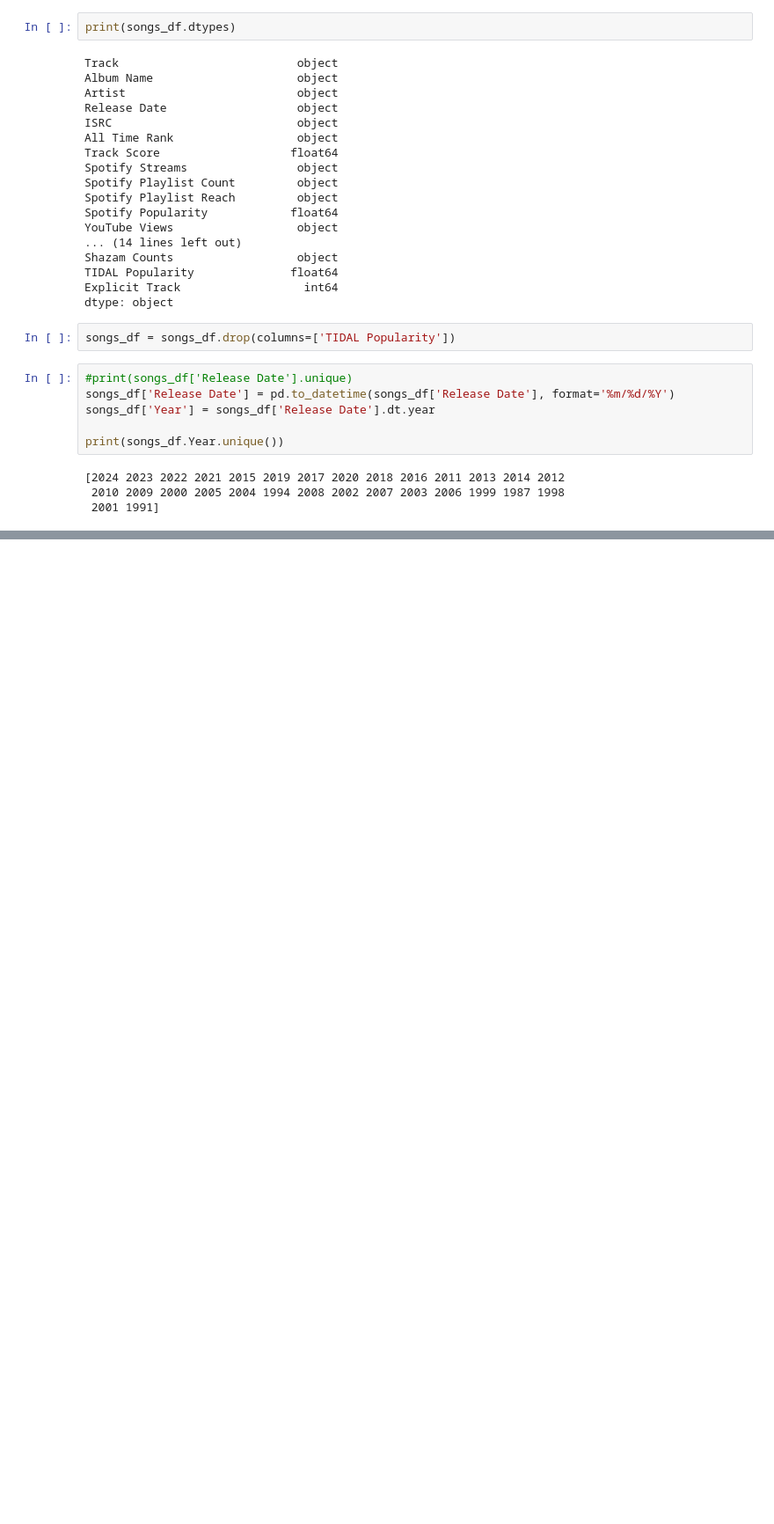
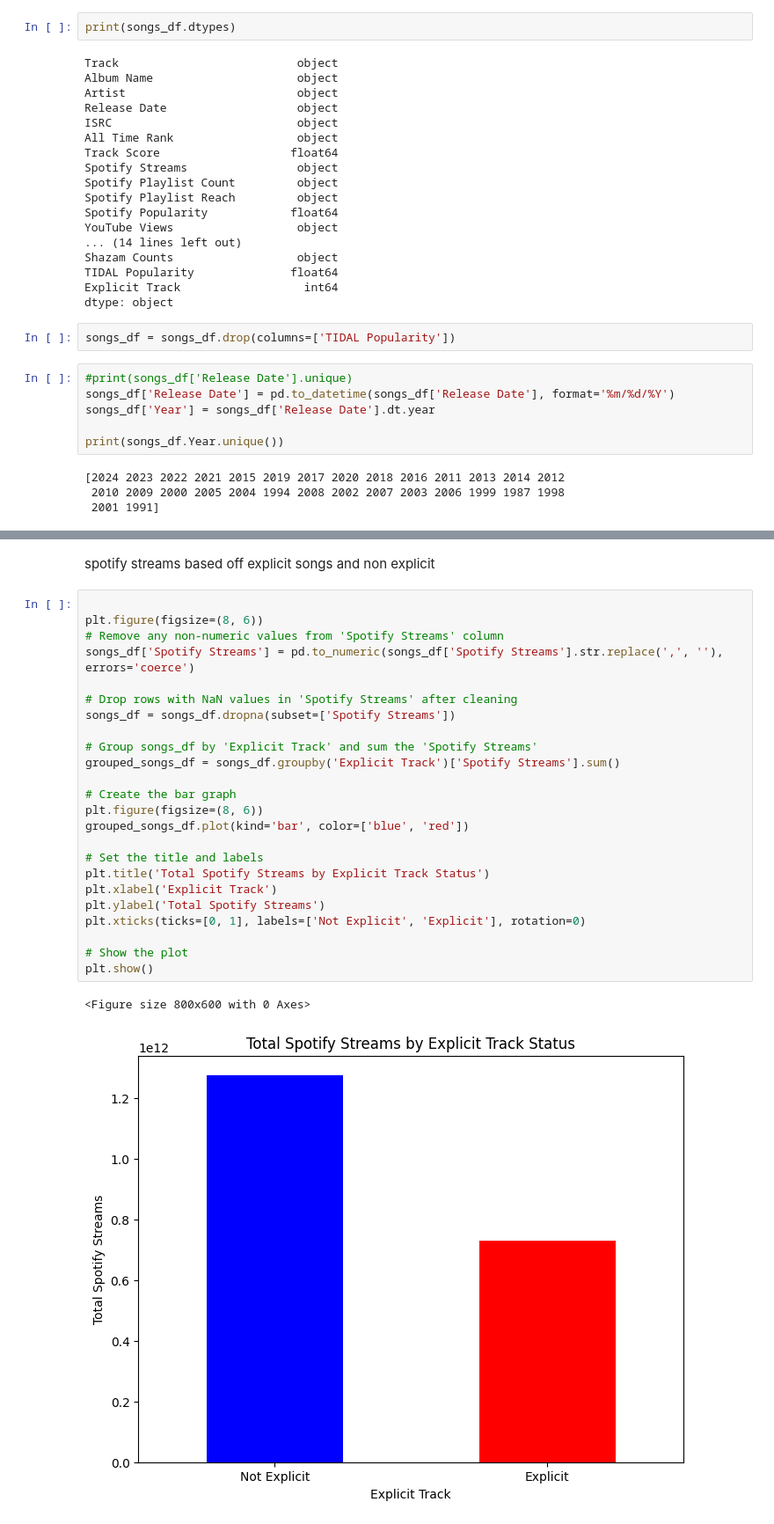
Before and after one commit to nlicari1/Songs_Streamed_2024, a Jupyter notebook: streamed_songs.ipynb, the cells around one changed output, grey strips where cells are left out. Shown: that part at 88% size. Drawn from its saved outputs; the diff is of its cells as text; blank space fills up the shorter version.

```diff
--- a/streamed_songs.ipynb
+++ b/streamed_songs.ipynb
@@ -84,3 +107,32 @@ plt.show()
 # %% [output]
 <Figure size 800x600 with 0 Axes>
 [figure]
+# %% [markdown]
+spotify streams based off explicit songs and non explicit
+# %%
+
+plt.figure(figsize=(8, 6))
+# Remove any non-numeric values from 'Spotify Streams' column
+songs_df['Spotify Streams'] = pd.to_numeric(songs_df['Spotify Streams'].str.replace(',', ''), errors='coerce')
+
+# Drop rows with NaN values in 'Spotify Streams' after cleaning
+songs_df = songs_df.dropna(subset=['Spotify Streams'])
+
+# Group songs_df by 'Explicit Track' and sum the 'Spotify Streams'
+grouped_songs_df = songs_df.groupby('Explicit Track')['Spotify Streams'].sum()
+
+# Create the bar graph
+plt.figure(figsize=(8, 6))
+grouped_songs_df.plot(kind='bar', color=['blue', 'red'])
+
+# Set the title and labels
+plt.title('Total Spotify Streams by Explicit Track Status')
+plt.xlabel('Explicit Track')
+plt.ylabel('Total Spotify Streams')
+plt.xticks(ticks=[0, 1], labels=['Not Explicit', 'Explicit'], rotation=0)
+
+# Show the plot
+plt.show()
+# %% [output]
+<Figure size 800x600 with 0 Axes>
+[figure, added]
```
Also changed, not shown: parts of 4 cells of this notebook.
